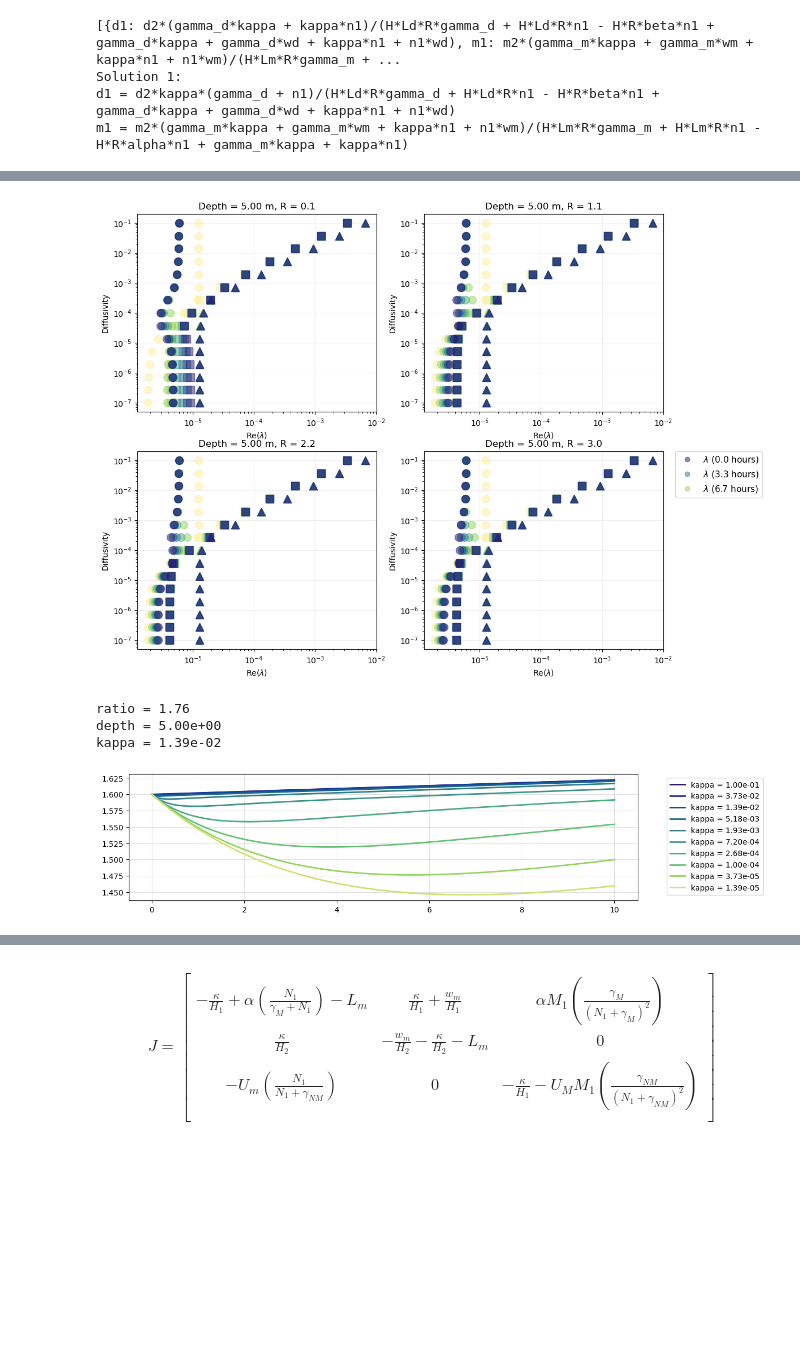
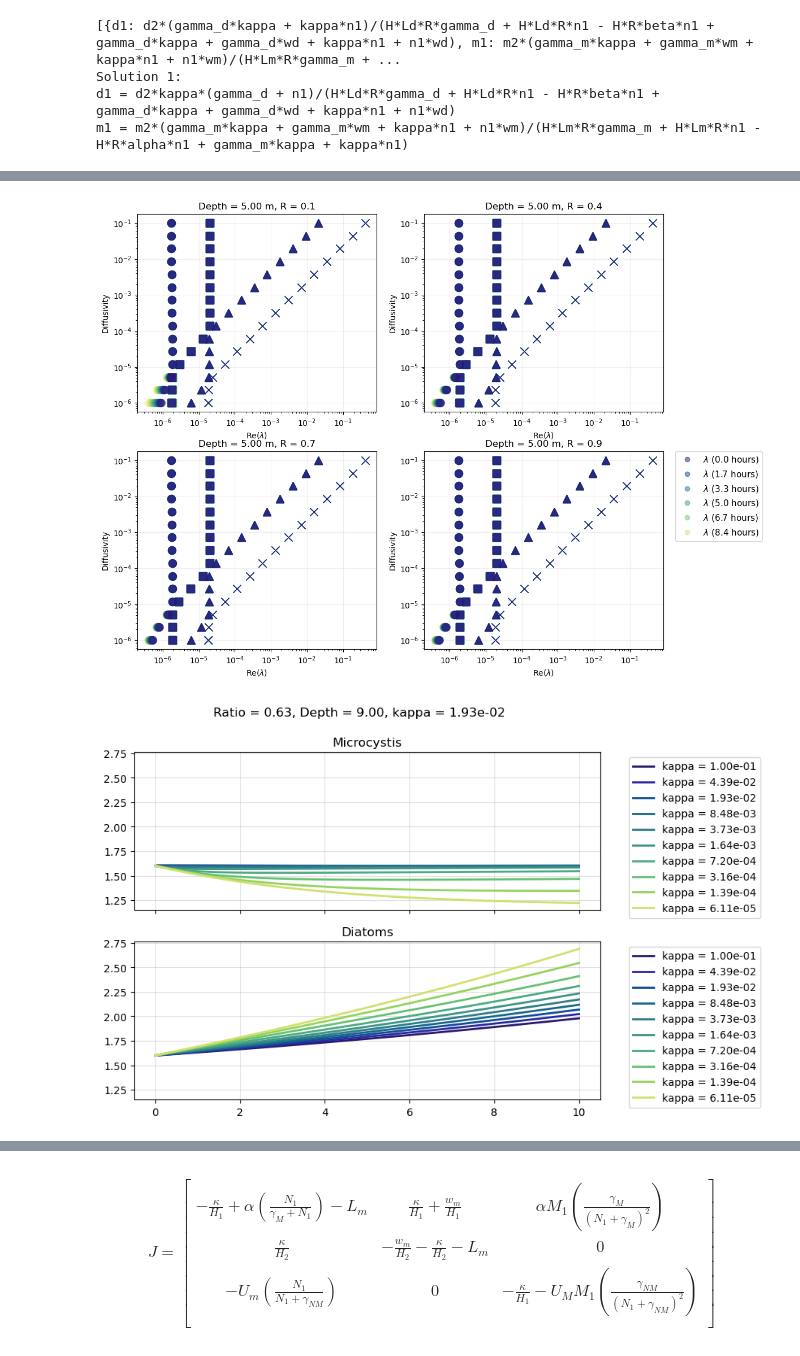
Before and after one commit to sienna-white/box_model, a Jupyter notebook: two_species.ipynb, the cells around one changed output, grey strips where cells are left out. Cells and saved outputs as stored; diff of their text form; code cells hidden in the pictures; blank space fills up the shorter version.

Commit message:
diatoms winning way more than i expected. two species added successfully.

```diff
--- a/two_species.ipynb
+++ b/two_species.ipynb
@@ -133,6 +84,6 @@ AttributeError: 'Dataset' object has no attribute 'kappa'
 # %%
 # Snapshot of three time frames
-TIMES = list(range(0, 300, 50))
+TIMES = list(range(0, 300, 25))
 
 id = 2
 ir = 14
@@ -145,19 +96,13 @@ h2 = depth - h1
 
 # txt = "Depth = %2.2f m, R = %2.1f, Kappa = %1.0e" % (depth, ratio, kappa)
 
-
-
-
 shapes = ['o', 's', '^', 'x', 'v']
 variables = ["M_1", "M_2", "D_1", "D_2", "N_1"]
 
 fig, axs = plt.subplots(nrows=2, ncols=2, figsize=(12,10))
 axs = axs.flatten()
-
 for ax in axs:
     ax.grid(alpha=0.2)
-    # ax.legend()
-
     ax.axhline(y=0, color='k', alpha=0.5)
     ax.axvline(x=0, color='k', alpha=0.5)
     ax.set_ylabel("Diffusivity")
@@ -166,31 +111,29 @@ for ax in axs:
     ax.set_xscale('log')
 irs = [0, 5, 10, 14]
 for ix, ax in enumerate(axs):
-
     ir = irs[ix]
     ratio = dst.ratio.values[ir]
     txt = "Depth = %2.2f m, R = %2.1f" % (depth, ratio)
     ax.set_title(txt)
     for ik in range(0, 15, 1):
         kappa = dst.kappa.values[ik]
-
         for it in TIMES:
             hour = dst.t.values[it]/3600
-
             m1 = dst.m1.values[it, id ,ir, ik]
             m2 = dst.m2.values[it, id ,ir, ik]
             n1 = dst.n1.values[it, id ,ir, ik]
-            eigenvalues, ev = jacobian(kappa, h1, h2, m1, m2, n1)
+            d1 = dst.d1.values[it, id ,ir, ik]
+            d2 = dst.d2.values[it, id ,ir, ik]
+            eigenvalues, ev = pm.jacobian_2s(kappa, h1, h2, m1, m2, d1, d2, n1)
             for e, eig in enumerate(eigenvalues):
                 if eig.real < 0:
                     eigenvalues[e] = -eig
                     ev[e] = -ev[e]
-
             eigenvalues = sorted(eigenvalues)
             vector0 = np.array([m1, m2, n1])
             color = cmo.cm.haline_r(it/max(TIMES))
 
-            for ie, eigenvalue in enumerate(eigenvalues[0:3]):
+            for ie, eigenvalue in enumerate(eigenvalues[0:4]):
                 # if eigenvalue.real<0:
                 #     vector0 = -vector
                 # else:
@@ -211,48 +154,40 @@ for it in TIMES[::2]:
     hour = dst.t.values[it]/3600
     ax.plot([],[], 'o', alpha=0.5, color = cmo.cm.haline(it/max(TIMES)),  label=r"$\lambda$ (%2.1f hours)" % (hour))
 
-
-
-
 ax.legend(bbox_to_anchor=(1.05, 1), ncols=1, loc='upper left', borderaxespad=0., fontsize=11,)
 fn = txt.replace(",", "_")
 # fig.savefig("eigens/%s.png" % fn, dpi=300)
 # %% [output]
-[figure, old version]
+[figure, new version]
 # %%
+fig, axs = plt.subplots(nrows=2, ncols=1, figsize=(8,6), sharex=True, sharey=True)
 
+ik = 2
+id = 10
+ir = 7
 
-#   * ratio    (ratio) float32 60B 0.1 0.3071 0.5143 0.7214 ... 2.586 2.793 3.0
-#   * kappa    (kappa) float32 60B 0.1 0.03728 0.01389 ... 2.683e-07 1e-07
-#   * depth    (depth) float32 60B 4.0 4.5 5.0 5.5 6.0 ... 9.0 9.5 10.0 10.5 11.0
-#   * t        (t) int64 2kB 0 36 72 108 144 181 ... 10656 10692 10728 10764 10800
-# Data variables:
-#     m1       (t, depth, ratio, kappa) float64 8MB ...
-#     m2       (t, depth, ratio, kappa) float64 8MB ...
-#     n1       (t, depth, ratio, kappa) float64 8MB
-
-fig = plt.figure(figsize=(12, 3))
-ax  = plt.gca()
 for ir in range(0, 10):
     color = cmo.cm.haline(ir/10)
-    ik = 2
-    id = 2
-    ax.plot(dst.t.values/3600, dst.m1[:, id, 8, ir]/1e6 + dst.m2[:, id, 8, ir]/1e6,
+
+    axs[0].plot(dst.t.values/3600, dst.m1[:, id ,ir, ik]/1e6 + dst.m2[:, id, 8, ir]/1e6,
+            color=color,
+            linewidth=2,
+            label="kappa = %2.2e" % dst.kappa.values[ir])
+    axs[1].plot(dst.t.values/3600, dst.d1[:, id ,ir, ik]/1e6 + dst.d1[:, id, 8, ir]/1e6,
             color=color,
             linewidth=2,
             label="kappa = %2.2e" % dst.kappa.values[ir])
 
-print("ratio = %2.2f" % dst.ratio.values[8])
+axs[1].set_title("Diatoms")
+axs[0].set_title("Microcystis")
+title = "Ratio = %2.2f, Depth = %2.2f, kappa = %2.2e" % (dst.ratio.values[ir], dst.depth.values[id], dst.kappa.values[ik])
+plt.suptitle(title)
 
-print("depth = %2.2e" % dst.depth.values[ik])
-print("kappa = %2.2e" % dst.kappa.values[ik])
-ax.legend(bbox_to_anchor=(1.05, 1), loc='upper left')
-ax.grid(alpha=0.4)
+for ax in axs:
+        ax.legend(bbox_to_anchor=(1.05, 1), loc='upper left')
+        ax.grid(alpha=0.4)
 # %% [output]
-ratio = 1.76
-depth = 5.00e+00
-kappa = 1.39e-02
-[figure, old version]
+[figure, new version]
 # %%
 
 init_biomass = dst.m1.values[0, 0 ,0,0] + dst.m2.values[0, 0 ,0,0]
```
Also changed, not shown: parts of 12 cells of this notebook, 4 other files.
